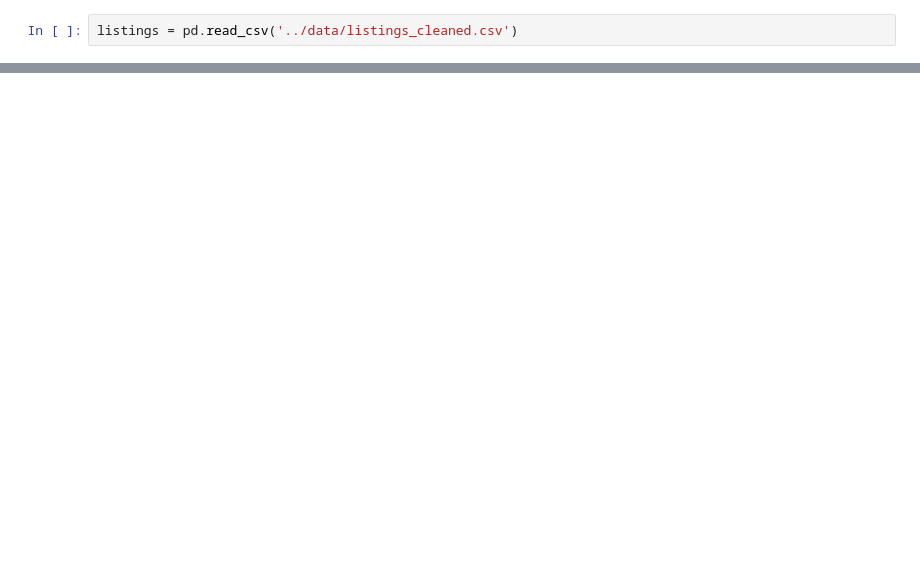
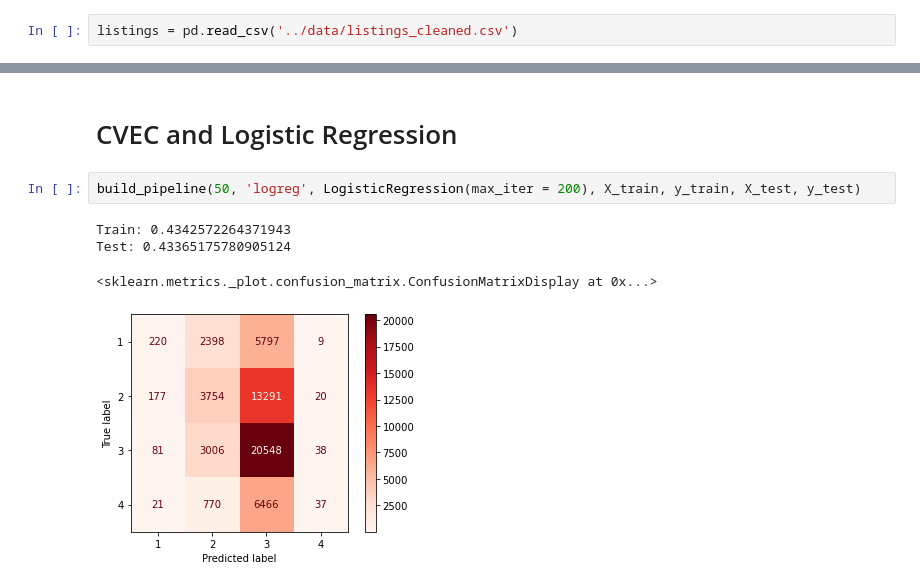
Before and after one commit to pemurp19/Airbnb-Listings, a Jupyter notebook: code/classification_nlp.ipynb, the cells around one changed output, grey strips where cells are left out. Saved outputs shown, nothing was run; the diff lists cells and outputs as text; blank space fills up the shorter version.

```diff
--- a/code/classification_nlp.ipynb
+++ b/code/classification_nlp.ipynb
@@ -86,0 +256,9 @@ reviews.head()
+# %% [markdown]
+# CVEC and Logistic Regression
+# %%
+build_pipeline(50, 'logreg', LogisticRegression(max_iter = 200), X_train, y_train, X_test, y_test)
+# %% [output]
+Train: 0.4342572264371943
+Test: 0.43365175780905124
+<sklearn.metrics._plot.confusion_matrix.ConfusionMatrixDisplay at 0x...>
+[figure, added]
```
Also changed, not shown: parts of 45 cells of this notebook, 3 other files.
